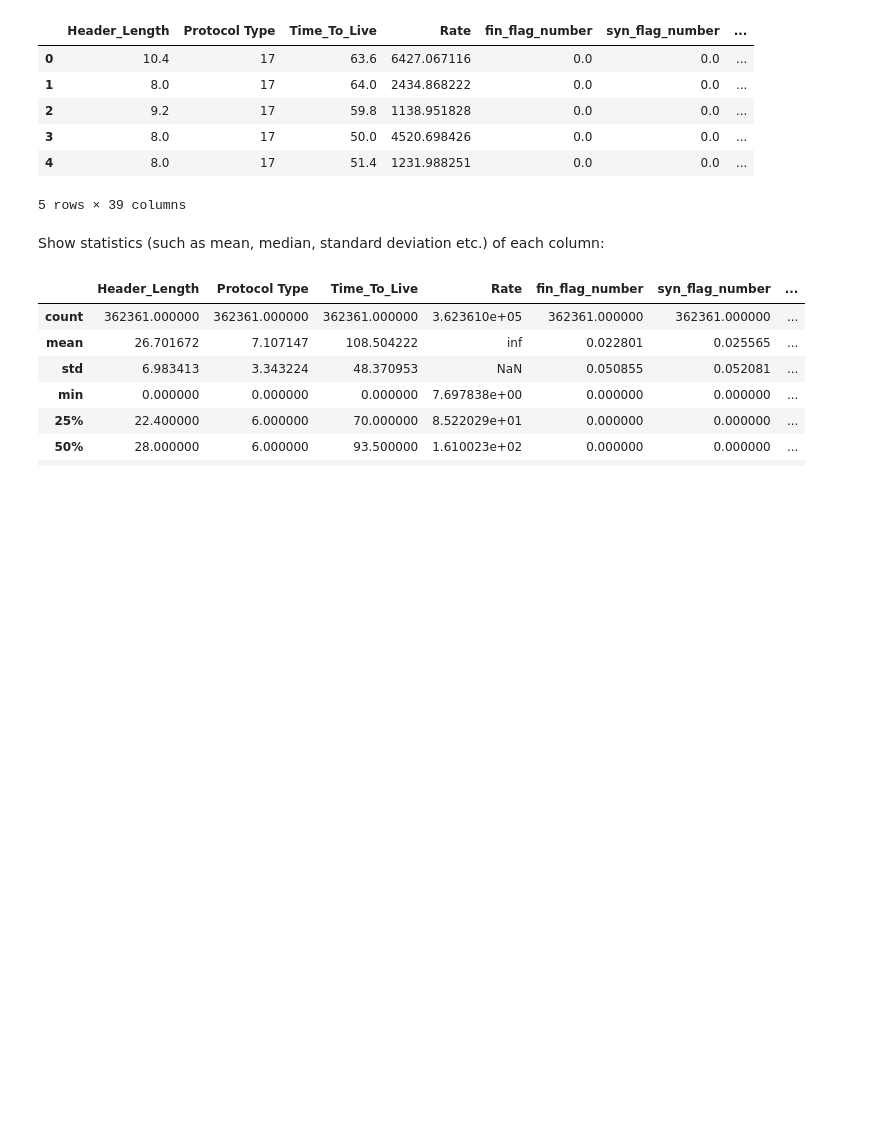
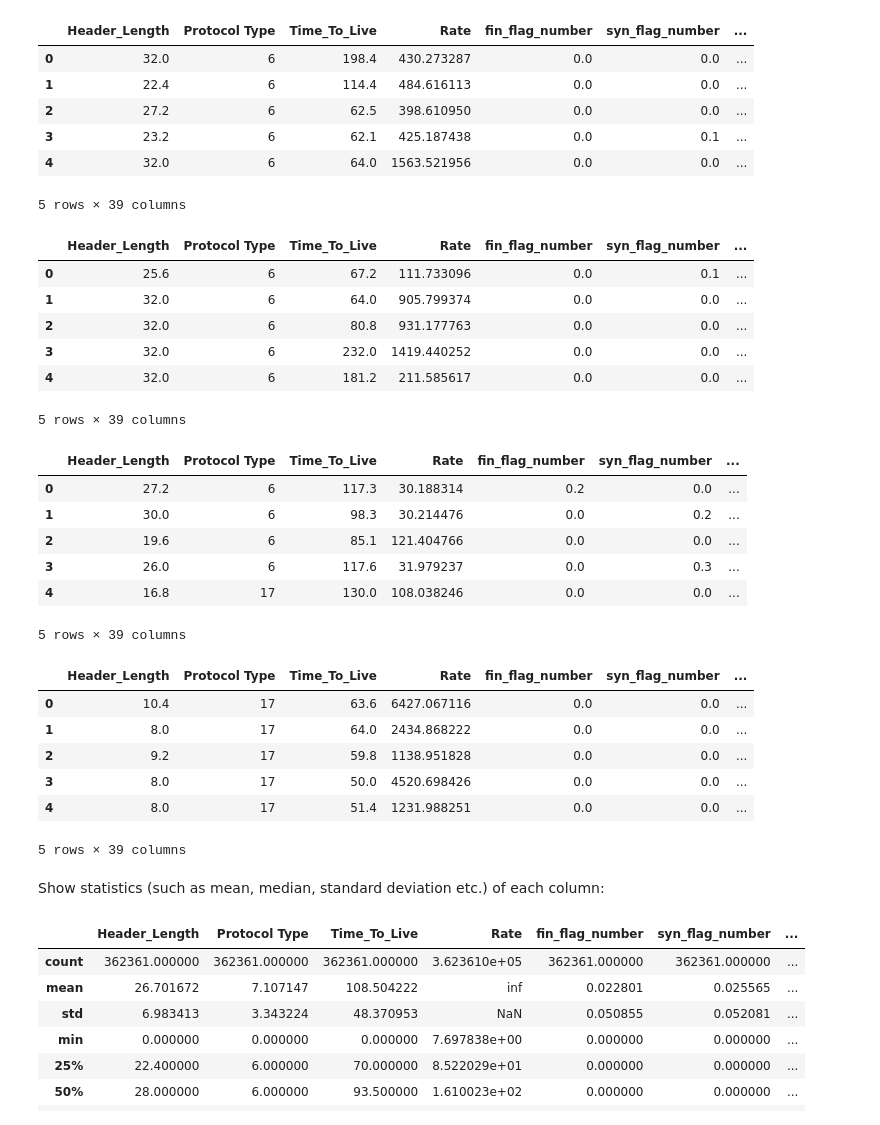
Before and after one commit to logankim0913/EE_467_Final_Project, a Jupyter notebook: final_project.ipynb, the cells around one changed output. Drawn from its saved outputs; the diff is of its cells as text; code cells hidden in the pictures; blank space fills up the shorter version.

Commit message:
New update: added one more dataset for benign traffic to simplify the tv/test split process

```diff
--- a/final_project.ipynb
+++ b/final_project.ipynb
@@ -5,23 +5,51 @@ Loading data from the Benign/Dictionary Brute Force/DNS_Spoofing dataset.
 # %%
 import pandas as pd
+from IPython.display import display
 
-# Read Benign Traffic
-benign_data = pd.read_csv("./BenignTraffic.pcap.csv")
-benign_data.head()
+# Read BenignTraffic for training
+benign_train = pd.read_csv("./BenignTraffic.pcap.csv")
+display(benign_train.head())
+
+# Read BenignTraffic for testing
+benign_test = pd.read_csv("./BenignTraffic1.pcap.csv")
+display(benign_test.head())
+
 # Read Dictionary Brute Force
-dict_brute_force_data = pd.read_csv("./DictionaryBruteForce.pcap.csv")
-dict_brute_force_data.head()
+brute = pd.read_csv("./DictionaryBruteForce.pcap.csv")
+display(brute.head())
+
 # Reda DNS_Spoofing
-dns_spoofing_data = pd.read_csv("./DNS_Spoofing.pcap.csv")
-dns_spoofing_data.head()
+spoof = pd.read_csv("./DNS_Spoofing.pcap.csv")
+display(spoof.head())
 # %% [output]
 |  | Header_Length | Protocol Type | Time_To_Live | Rate | fin_flag_number | syn_flag_number | ... |
-| 0 | 10.4 | 17 | 63.6 | 6427.067116 | 0.0 | 0.0 | ... |
-| 1 | 8.0 | 17 | 64.0 | 2434.868222 | 0.0 | 0.0 | ... |
-| 2 | 9.2 | 17 | 59.8 | 1138.951828 | 0.0 | 0.0 | ... |
-| 3 | 8.0 | 17 | 50.0 | 4520.698426 | 0.0 | 0.0 | ... |
-| 4 | 8.0 | 17 | 51.4 | 1231.988251 | 0.0 | 0.0 | ... |
+| 0 | 32.0 | 6 | 198.4 | 430.273287 | 0.0 | 0.0 | ... |
+| 1 | 22.4 | 6 | 114.4 | 484.616113 | 0.0 | 0.0 | ... |
+| 2 | 27.2 | 6 | 62.5 | 398.610950 | 0.0 | 0.0 | ... |
+| 3 | 23.2 | 6 | 62.1 | 425.187438 | 0.0 | 0.1 | ... |
+| 4 | 32.0 | 6 | 64.0 | 1563.521956 | 0.0 | 0.0 | ... |
 5 rows × 39 columns
+|  | Header_Length | Protocol Type | Time_To_Live | Rate | fin_flag_number | syn_flag_number | ... |
+| 0 | 25.6 | 6 | 67.2 | 111.733096 | 0.0 | 0.1 | ... |
+| 1 | 32.0 | 6 | 64.0 | 905.799374 | 0.0 | 0.0 | ... |
+| 2 | 32.0 | 6 | 80.8 | 931.177763 | 0.0 | 0.0 | ... |
+| 3 | 32.0 | 6 | 232.0 | 1419.440252 | 0.0 | 0.0 | ... |
+| 4 | 32.0 | 6 | 181.2 | 211.585617 | 0.0 | 0.0 | ... |
+5 rows × 39 columns
+|  | Header_Length | Protocol Type | Time_To_Live | Rate | fin_flag_number | syn_flag_number | ... |
+| 0 | 27.2 | 6 | 117.3 | 30.188314 | 0.2 | 0.0 | ... |
+| 1 | 30.0 | 6 | 98.3 | 30.214476 | 0.0 | 0.2 | ... |
+| 2 | 19.6 | 6 | 85.1 | 121.404766 | 0.0 | 0.0 | ... |
+| 3 | 26.0 | 6 | 117.6 | 31.979237 | 0.0 | 0.3 | ... |
+| 4 | 16.8 | 17 | 130.0 | 108.038246 | 0.0 | 0.0 | ... |
+5 rows × 39 columns
+|  | Header_Length | Protocol Type | Time_To_Live | Rate | fin_flag_number | syn_flag_number | ... |
+| 0 | 10.4 | 17 | 63.6 | 6427.067116 | 0.0 | 0.0 | ... |
+| 1 | 8.0 | 17 | 64.0 | 2434.868222 | 0.0 | 0.0 | ... |
+| 2 | 9.2 | 17 | 59.8 | 1138.951828 | 0.0 | 0.0 | ... |
+| 3 | 8.0 | 17 | 50.0 | 4520.698426 | 0.0 | 0.0 | ... |
+| 4 | 8.0 | 17 | 51.4 | 1231.988251 | 0.0 | 0.0 | ... |
+5 rows × 39 columns
 # %% [markdown]
 Show statistics (such as mean, median, standard deviation etc.) of each column:
 # %%
```
Also changed, not shown: parts of 24 cells of this notebook, 1 other file.
